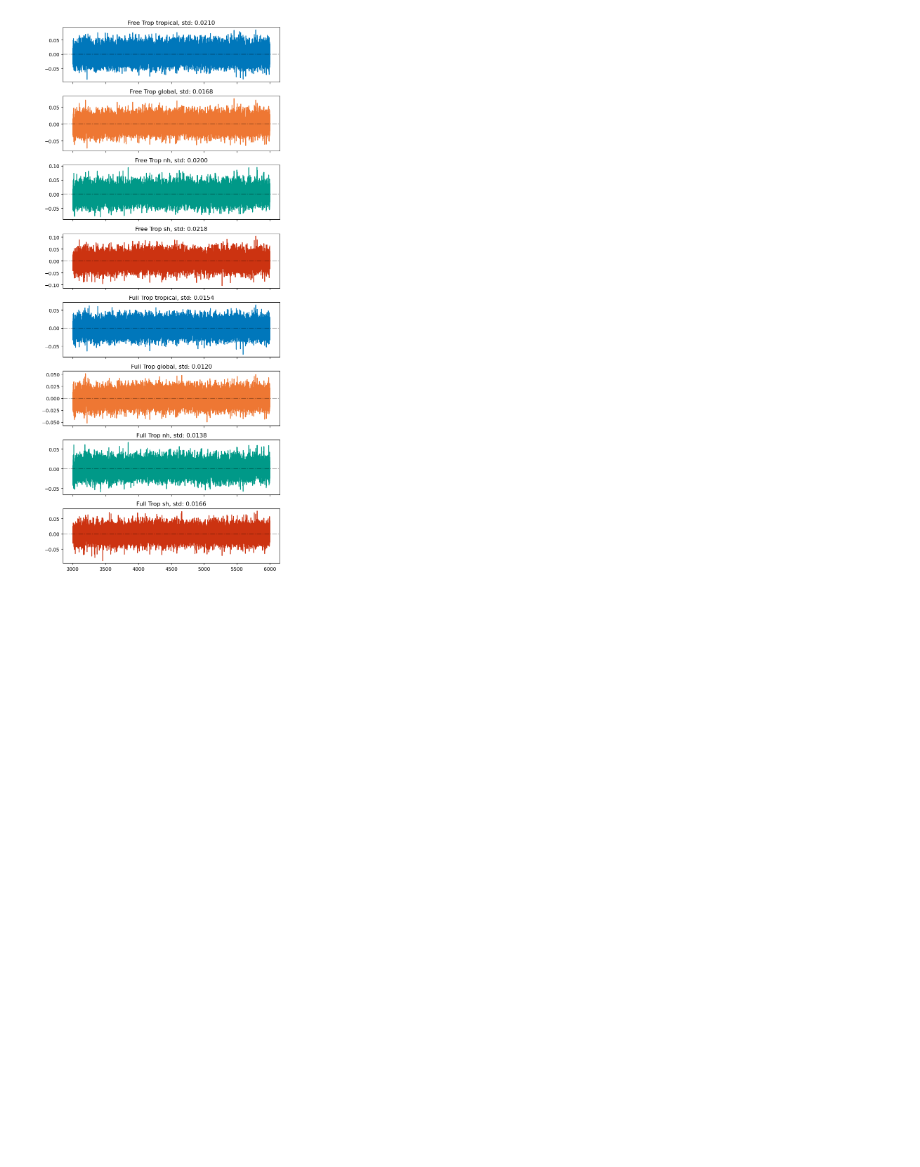
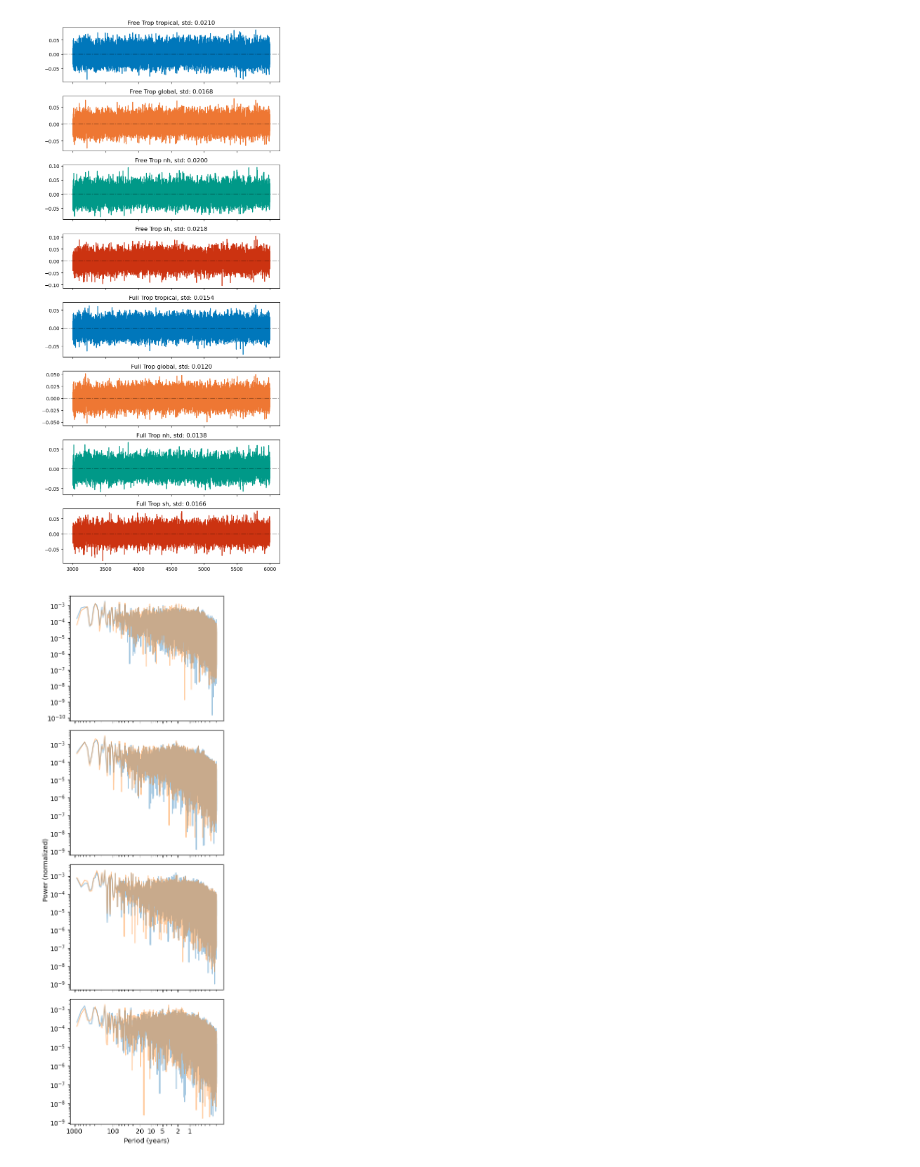
Before and after one commit to ericjmei/methane_noise_forcing, a Jupyter notebook: notebooks/EDA/explore_OH_variability.ipynb, the cells around one changed output. Saved outputs shown, nothing was run; the diff lists cells and outputs as text; code cells hidden in the pictures; blank space fills up the shorter version.

Commit message:
added more attrs to netcdf file, checked spectral characteristics of oh forcing
- spectrally, OH looks pretty much the same in all slices
- no difference between free trop and full trop

```diff
--- a/notebooks/EDA/explore_OH_variability.ipynb
+++ b/notebooks/EDA/explore_OH_variability.ipynb
@@ -81,6 +82,8 @@ ds_data_averaged["OH"].attrs["units"] = "v/v"
 # add pressure bounds
 ds_data_averaged.attrs["free_trop_pressure_bounds"] = "800-300 hPa"
 ds_data_averaged.attrs["full_trop_pressure_bounds"] = "1100-300 hPa"
+# add bounds of tropical lat
+ds_data_averaged.attrs["tropical_lat_bounds"] = "-23 to 23"
 # add paths
 ds_data_averaged.attrs["free_trop_path"] = path_free_trop
 ds_data_averaged.attrs["full_trop_path"] = path_full_trop
@@ -187,0 +218,36 @@ plt.tight_layout()
+# %%
+## plot PSDs of all regions against each other
+fig, axs = plt.subplots(4, 1, figsize=(4, 12), sharex=True)
+regions_to_plot = ['tropical', 'global', 'nh', 'sh']
+tick_labels = [1000, 100, 20, 10, 5, 2, 1]
+period_high = 1000
+period_low = 0.2
+mask = (frequencies >= 1/period_high) & (frequencies <= 1/period_low)
+frequencies_to_plot = frequencies[mask]
+
+for i, region in enumerate(regions_to_plot):
+    axs[i].plot(
+        1 / frequencies_to_plot,
+        da_psd.sel(frequency=frequencies_to_plot, column='free_trop', region=region),
+        color='tab:blue',
+        alpha=0.4,
+        label=region)
+
+    axs[i].plot(
+        1 / frequencies_to_plot,
+        da_psd.sel(frequency=frequencies_to_plot, column='full_trop', region=region),
+        color='tab:orange',
+        alpha=0.4,
+        label=region)
+
+for ax in axs:
+    ax.set_xscale('log')
+    ax.set_yscale('log')
+axs[-1].invert_xaxis()
+axs[-1].set_xticks(tick_labels)
+axs[-1].set_xticklabels([f"{tick}" for tick in tick_labels])
+fig.text(0.0, 0.5, "Power (normalized)", va="center", rotation="vertical")
+axs[-1].set_xlabel("Period (years)")
+plt.tight_layout()
+# %% [output]
+[figure, added]
```
Also changed, not shown: parts of 3 cells of this notebook, 1 other file.
